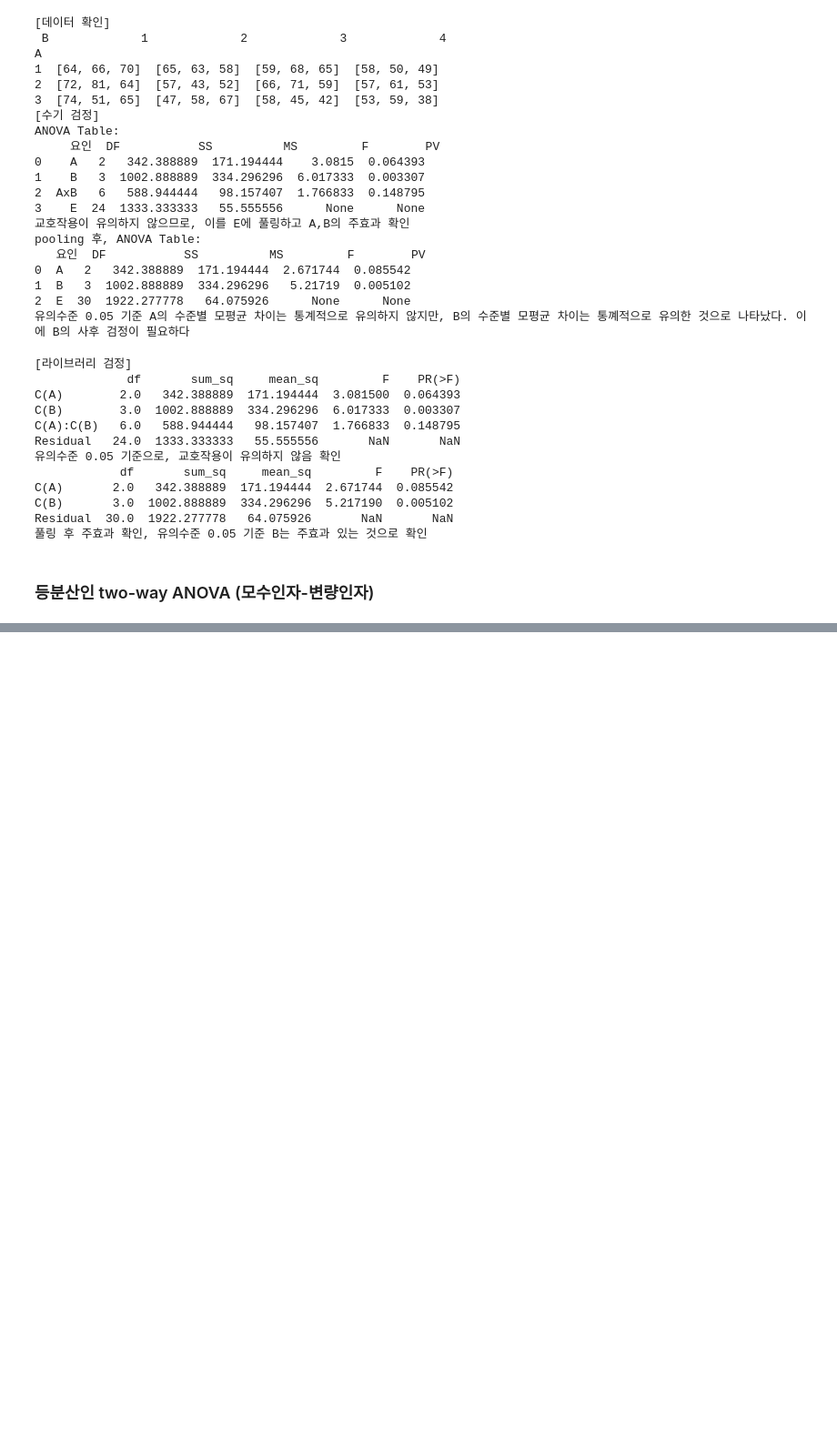
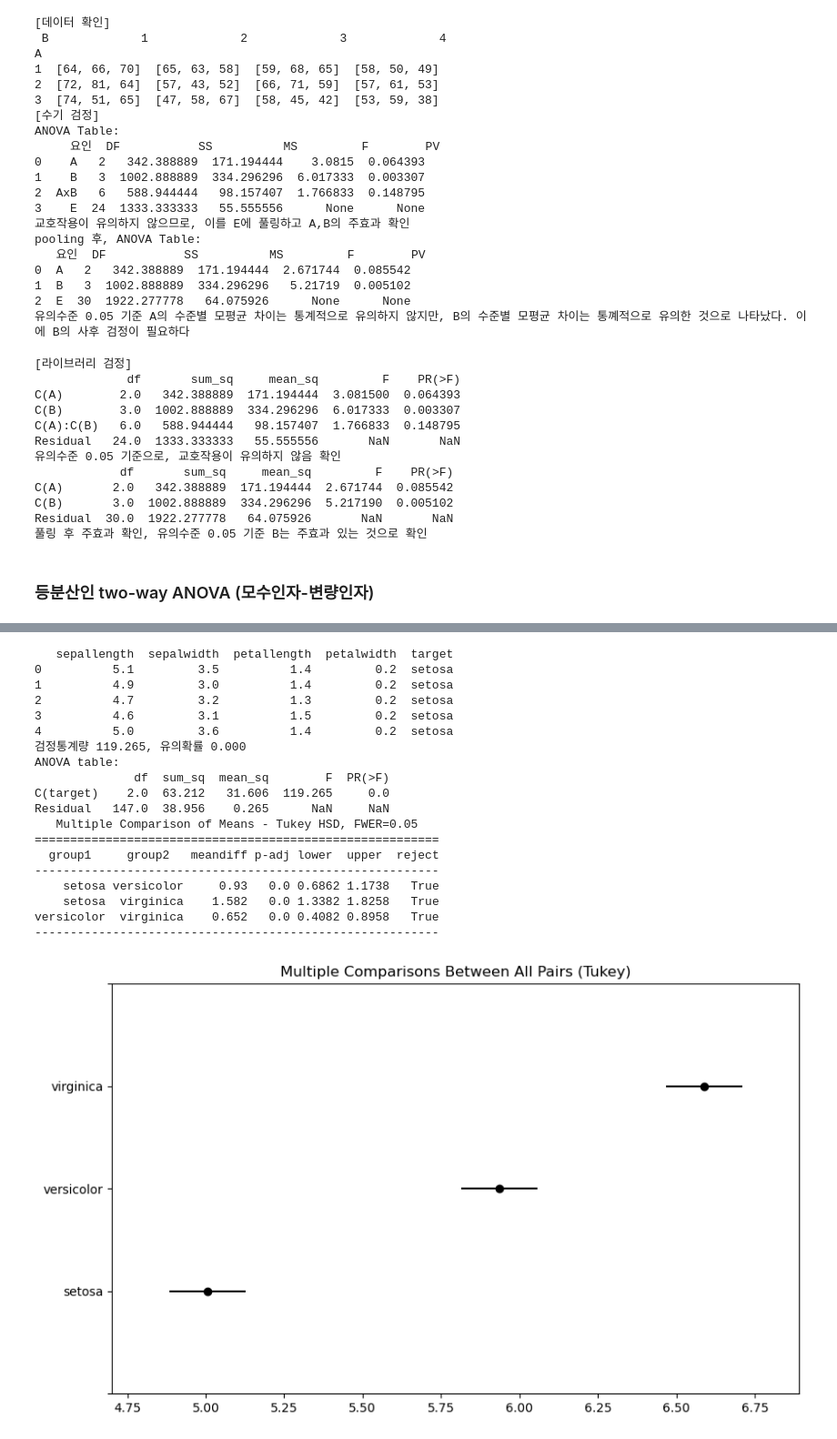
Before and after one commit to klee30810/ADP-study, a Jupyter notebook: codebook/Chap 05. Estimation & Test.ipynb, the cells around one changed output, grey strips where cells are left out. Shown: that part at 91% size. Saved outputs shown, nothing was run; the diff lists cells and outputs as text; code cells hidden in the pictures; blank space fills up the shorter version.

```diff
--- a/codebook/Chap 05. Estimation & Test.ipynb
+++ b/codebook/Chap 05. Estimation & Test.ipynb
@@ -1374,0 +1529,19 @@ Residual  30.0  1922.277778   64.075926       NaN       NaN
+# %%
+# prac 1
+# 모분산 정보가 없을 때, 모평균에 대한 95% 신뢰수준의 신뢰구간은?
+alpha = 0.05; std = 3;
+data = [10, 19, 15, 11, 13, 14, 18]
+x = np.mean(data); s = np.std(data, ddof=1); n = len(data); df=n-1;
+
+# 모분산을 모르는 경우
+se = s/np.sqrt(n)
+conf_t = stats.t.ppf(1-alpha/2, df)
+me = conf_t*se
+print(round(x-me, 3), round(x+me, 3))
+
+# 모표준편차가 3이라는 것을 알고 있을 때, 모평균에 대한 95% 신뢰구간은?
+# 모분산을 아는 경우
+se = std/np.sqrt(n)
+conf_z = stats.norm.ppf(1-alpha/2)
+me = conf_z * se
+print(round(x-me, 3), round(x+me, 3))
@@ -1374,0 +1660,48 @@ Residual  30.0  1922.277778   64.075926       NaN       NaN
+# %%
+# prac 10
+# iris target 별로 sepal length 평균의 차이 검정. 있다면 어떤 타겟들 차이인지 사후검정
+from sklearn.datasets import load_iris
+
+load = load_iris()
+feature_names = list(map(lambda x:x.replace("(cm)","").replace(' ', ''), load['feature_names']))
+data = pd.DataFrame(np.c_[load['data'], load['target']], columns = feature_names+['target'])
+data['target'] = data['target'].map({0:load['target_names'][0], 1:load['target_names'][1], 2:load['target_names'][2]})
+print(data.head())
+
+from statsmodels.stats.oneway import anova_oneway
+oa = anova_oneway(data=data['sepallength'], groups=data['target'], use_var='equal')
+print(f"검정통계량 {oa.statistic:.3f}, 유의확률 {oa.pvalue:.3f}")
+
+from statsmodels.formula.api import ols
+from statsmodels.stats.anova import anova_lm
+model = ols('sepallength ~ C(target)', data=data).fit()
+print("ANOVA table: ")
+print(anova_lm(model).round(3))
+
+from statsmodels.sandbox.stats.multicomp import MultiComparison
+mc = MultiComparison(data=data['sepallength'], groups=data['target']).tukeyhsd(alpha=0.05)
+print(mc)
+
+mc.plot_simultaneous()
+plt.show()
+# %% [output]
+   sepallength  sepalwidth  petallength  petalwidth  target
+0          5.1         3.5          1.4         0.2  setosa
+1          4.9         3.0          1.4         0.2  setosa
+2          4.7         3.2          1.3         0.2  setosa
+3          4.6         3.1          1.5         0.2  setosa
+4          5.0         3.6          1.4         0.2  setosa
+검정통계량 119.265, 유의확률 0.000
+ANOVA table:
+              df  sum_sq  mean_sq        F  PR(>F)
+C(target)    2.0  63.212   31.606  119.265     0.0
+Residual   147.0  38.956    0.265      NaN     NaN
+   Multiple Comparison of Means - Tukey HSD, FWER=0.05
+=========================================================
+  group1     group2   meandiff p-adj lower  upper  reject
+---------------------------------------------------------
+    setosa versicolor     0.93   0.0 0.6862 1.1738   True
+    setosa  virginica    1.582   0.0 1.3382 1.8258   True
+versicolor  virginica    0.652   0.0 0.4082 0.8958   True
+---------------------------------------------------------
+[figure, added]
```
Also changed, not shown: parts of 12 cells of this notebook, 1 other file.
